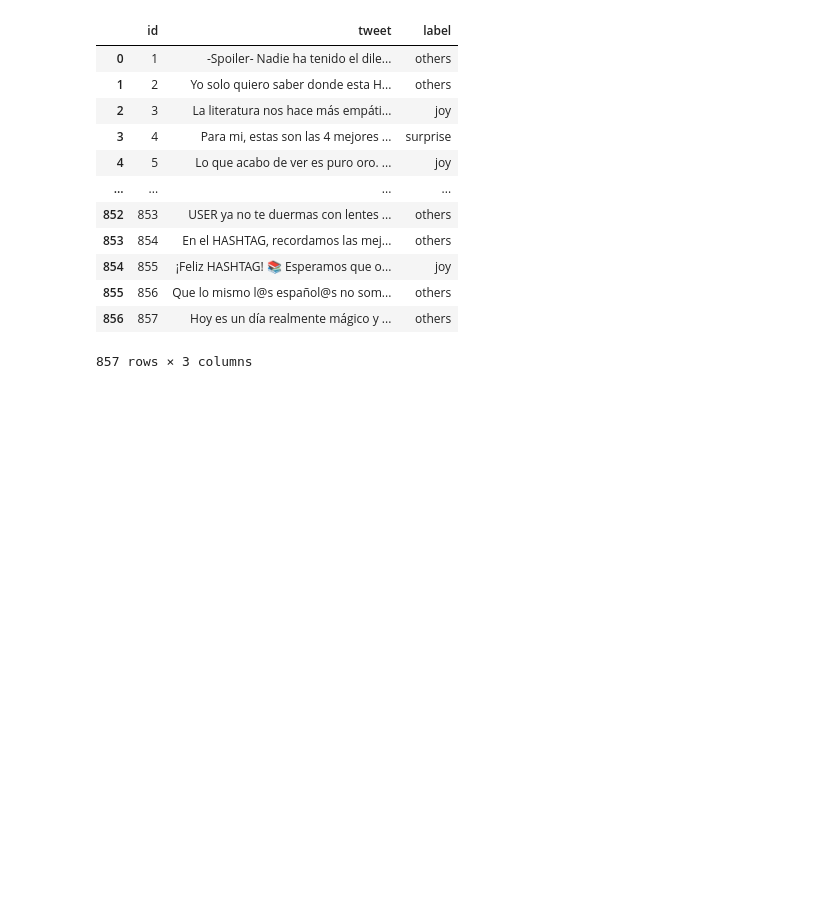
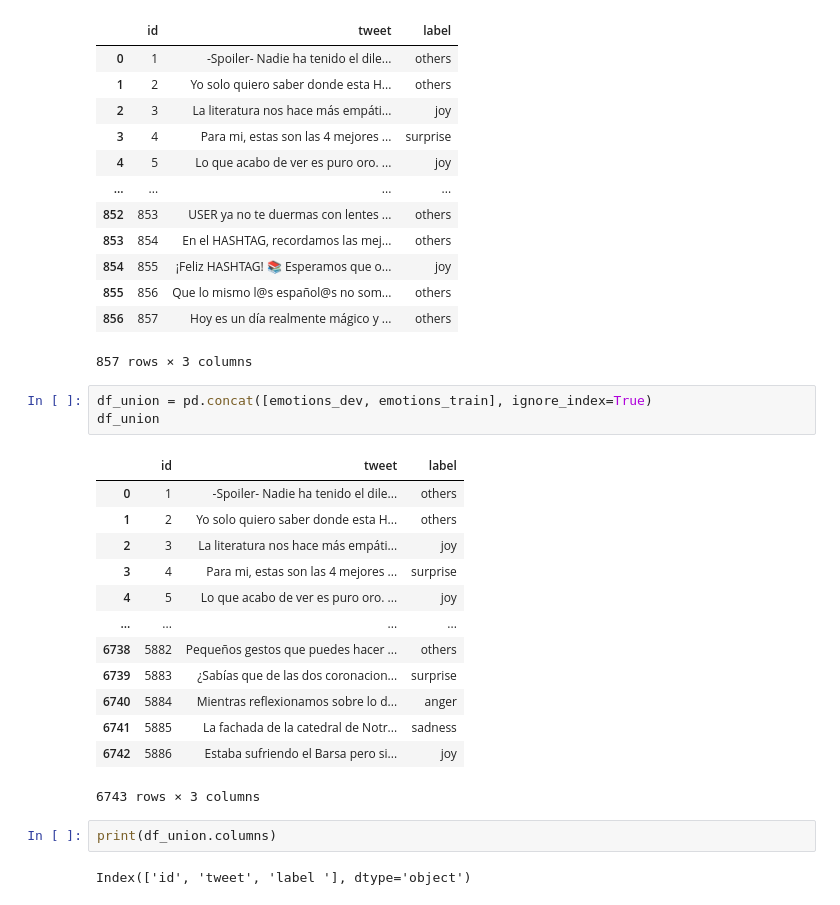
Before and after one commit to Verificado-Profesional/data-collecting, a Jupyter notebook: sentiment-analysis/data-anaylisis.ipynb, the cells around one changed output. Saved outputs shown, nothing was run; the diff lists cells and outputs as text; blank space fills up the shorter version.

```diff
--- a/sentiment-analysis/data-anaylisis.ipynb
+++ b/sentiment-analysis/data-anaylisis.ipynb
@@ -515,3 +515,24 @@ emotions_dev
 | 855 | 856 | Que lo mismo l@s español@s no som... | others |
 | 856 | 857 | Hoy es un día realmente mágico y ... | others |
 857 rows × 3 columns
+# %%
+df_union = pd.concat([emotions_dev, emotions_train], ignore_index=True)
+df_union
+# %% [output]
+|  | id | tweet | label |
+| 0 | 1 | -Spoiler- Nadie ha tenido el dile... | others |
+| 1 | 2 | Yo solo quiero saber donde esta H... | others |
+| 2 | 3 | La literatura nos hace más empáti... | joy |
+| 3 | 4 | Para mi, estas son las 4 mejores ... | surprise |
+| 4 | 5 | Lo que acabo de ver es puro oro. ... | joy |
+| ... | ... | ... | ... |
+| 6738 | 5882 | Pequeños gestos que puedes hacer ... | others |
+| 6739 | 5883 | ¿Sabías que de las dos coronacion... | surprise |
+| 6740 | 5884 | Mientras reflexionamos sobre lo d... | anger |
+| 6741 | 5885 | La fachada de la catedral de Notr... | sadness |
+| 6742 | 5886 | Estaba sufriendo el Barsa pero si... | joy |
+6743 rows × 3 columns
+# %%
+print(df_union.columns)
+# %% [output]
+Index(['id', 'tweet', 'label '], dtype='object')
```
Also changed, not shown: parts of 1 cell of this notebook.
